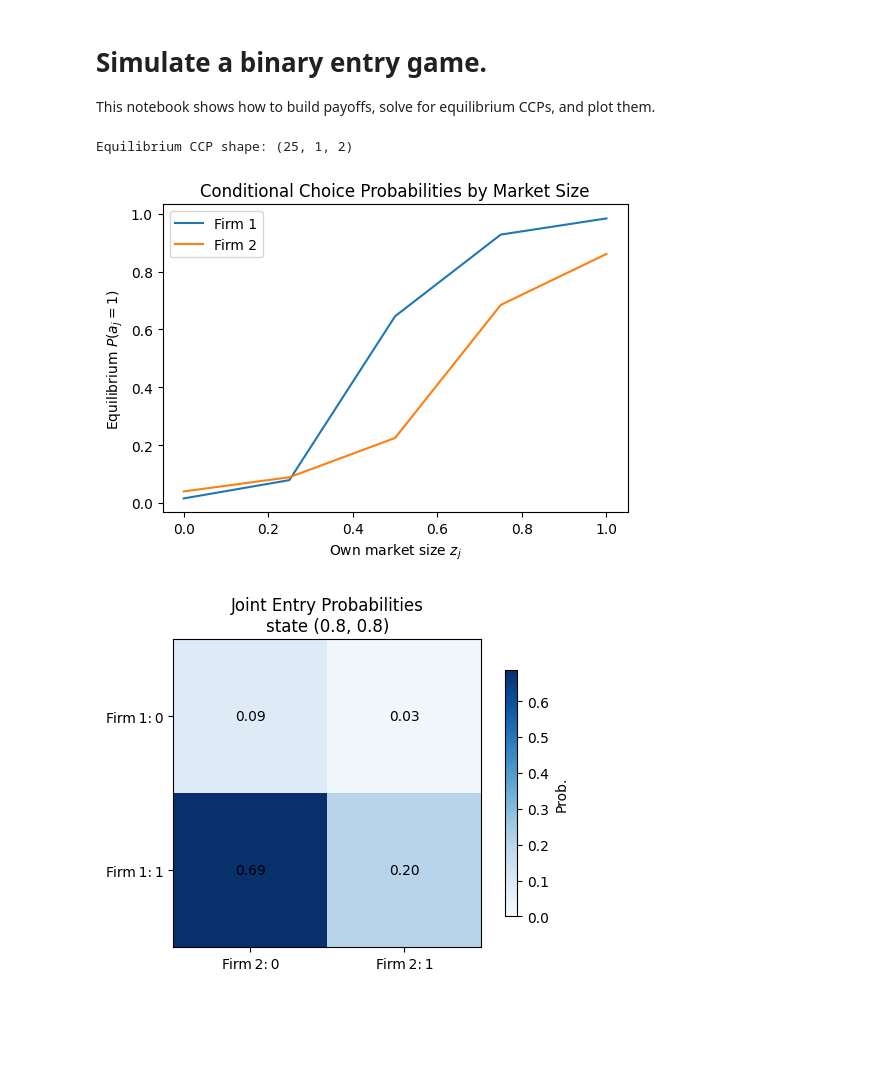
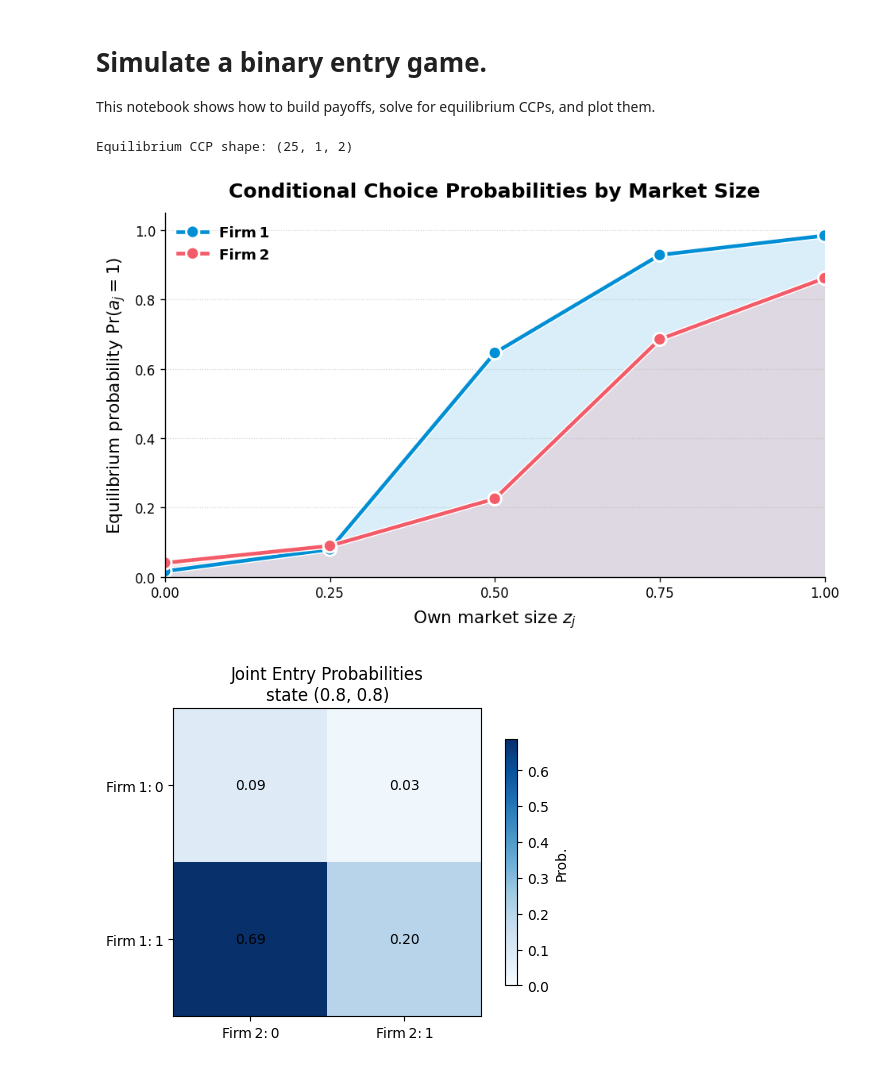
Before and after one commit to mirkodemaria/discrete-game-toolkit, a Jupyter notebook: notebooks/01_simulate_game.ipynb, the cells around one changed output. Saved outputs shown, nothing was run; the diff lists cells and outputs as text; code cells hidden in the pictures; blank space fills up the shorter version.

```diff
--- a/notebooks/01_simulate_game.ipynb
+++ b/notebooks/01_simulate_game.ipynb
@@ -9,20 +9,22 @@ This notebook shows how to build payoffs, solve for equilibrium CCPs, and plot t
 # Simulate a simple two–firm entry game, solve for equilibrium CCPs,
 # and visualise the results.
 
-# %% [markdown]
+# Author: Mirko De Maria (July 2025)
+# m.de-maria@imperial.ac.uk
+# mirkodemaria.com
 """
-# 01  Simulate a Binary Entry Game
+# 01 Simulate a Binary Entry Game
 
 This notebook shows how to:
 
-* Build pay‑off parameters for a 2‑player static entry game
+* Build pay-off parameters for a 2-player static entry game
 * Solve for equilibrium conditional choice probabilities (CCPs)
 * Plot CCPs as functions of a state variable
-* Visualise the joint action distribution with a heat‑map
+* Visualise the joint action distribution with a heat-map
 """
 # %%
 import sys, pathlib, os
-# Path to the *src* directory that contains the package
+# Path to the *src* directory that contains some packages
 root = pathlib.Path().resolve()
 src_path = root.parent / "src"
 sys.path.append(str(src_path))
@@ -33,11 +35,11 @@ from discrete_game_identification import (
     compute_joint_distribution,
 )
 
-# convenience plotting
+# set plotting parameters
 plt.rcParams["figure.figsize"] = (6, 4)
 
 # %% 1  Model dimensions and state grid
-nplayers   = 2
+nplayers   = 2                       # two firms in the game
 num_z      = 5                       # five discrete market sizes
 num_kappa  = 1                       # single latent type for now
 zvals      = np.linspace(0, 1, num_z)
@@ -55,47 +57,81 @@ alpha[1, :, 0] = -0.8 + 3.0 * zvals
 beta[1, 0, :, 0] = -3.0
 
 # %% 3  Solve equilibrium CCPs
-p_equil = solve_equilibrium(alpha, beta)           # shape (num_states,1,2)
+p_equil = solve_equilibrium(alpha, beta)
 num_states = num_z ** nplayers
 print("Equilibrium CCP shape:", p_equil.shape)
 
 # %% 4  Plot CCPs as a function of own market size z_j
-fig, ax = plt.subplots()
+import matplotlib.patheffects as pe
+
+fig, ax = plt.subplots(figsize=(8, 5), dpi=120)
+
+# --- Style parameters -------------------------------------------------------
+colors = ["#008FD5", "#F45B69"]
+lw      = 2.8
+mksize  = 7
+halo    = [pe.Stroke(linewidth=lw+1.8, foreground="white"), pe.Normal()]
+
 state_tuples = list(np.ndindex((num_z, num_z)))
-for player in range(nplayers):
-    # select states where the *other* firm's z is median → slice for clarity
-    mask = [st[1 - player] == num_z // 2 for st in state_tuples]
+
+for player, color in enumerate(colors):
+    # keep rival’s z at the median
+    mask   = [st[1 - player] == num_z // 2 for st in state_tuples]
     z_grid = zvals[[st[player] for i, st in enumerate(state_tuples) if mask[i]]]
-    probs = p_equil[mask, 0, player]
-    ax.plot(z_grid, probs, label=f"Firm {player+1}")
-ax.set_xlabel("Own market size $z_j$")
-ax.set_ylabel("Equilibrium $P(a_j=1)$")
-ax.set_title("Conditional Choice Probabilities by Market Size")
-ax.legend()
+    probs  = p_equil[mask, 0, player]
+
+    ax.plot(z_grid, probs,
+            marker="o", markersize=mksize, linewidth=lw,
+            color=color, label=f"Firm {player+1}",
+            path_effects=halo)
+    ax.fill_between(z_grid, 0, probs,
+                    color=color, alpha=0.15, linewidth=0)
+
+# --- Cosmetics --------------------------------------------------------------
+ax.set_xlabel(r"Own market size $z_j$", fontsize=13, labelpad=6)
+ax.set_ylabel(r"Equilibrium probability $\Pr(a_j=1)$", fontsize=13, labelpad=6)
+ax.set_title("Conditional Choice Probabilities by Market Size",
+             fontsize=15, weight="bold", pad=12)
+
+ax.set_ylim(0, 1.05)
+ax.set_xlim(zvals.min(), zvals.max())
+ax.set_xticks(zvals)
+
+# tidy grid & frame
+ax.grid(axis="y", linestyle=":", linewidth=0.7, alpha=0.55)
+ax.spines["top"].set_visible(False)
+ax.spines["right"].set_visible(False)
+
+# legend with matching style
+leg = ax.legend(frameon=False, fontsize=11, loc="upper left")
+for txt in leg.get_texts():
+    txt.set_fontweight("bold")
+
+fig.tight_layout()
 plt.show()
 
 # %% 5  Joint action heat‑map for a representative state (z1=0.8, z2=0.8)
 # choose the state index closest to z=0.8 for both firms
 target = (np.abs(zvals - 0.8)).argmin()
 state_idx = target + target * num_z
 Q, acts = compute_joint_distribution(p_equil, np.ones((num_states,1)))
 Q_state = Q[state_idx]
 
 # build 2×2 table
 heat = np.array([[Q_state[0], Q_state[1]],   # (0,0)  (0,1)
                  [Q_state[2], Q_state[3]]])  # (1,0)  (1,1)
 
 fig, ax = plt.subplots()
 im = ax.imshow(heat, cmap="Blues", vmin=0, vmax=heat.max())
 ax.set_xticks([0, 1], labels=["Firm 2: 0", "Firm 2: 1"])
 ax.set_yticks([0, 1], labels=["Firm 1: 0", "Firm 1: 1"])
 ax.set_title("Joint Entry Probabilities\nstate (0.8, 0.8)")
 for i in range(2):
     for j in range(2):
         ax.text(j, i, f"{heat[i, j]:.2f}", ha="center", va="center")
 plt.colorbar(im, shrink=.8, label="Prob.")
 plt.show()
 # %% [output]
 Equilibrium CCP shape: (25, 1, 2)
-[figure, old version]
+[figure, new version]
 [figure]
```
Also changed, not shown: 6 other files.
